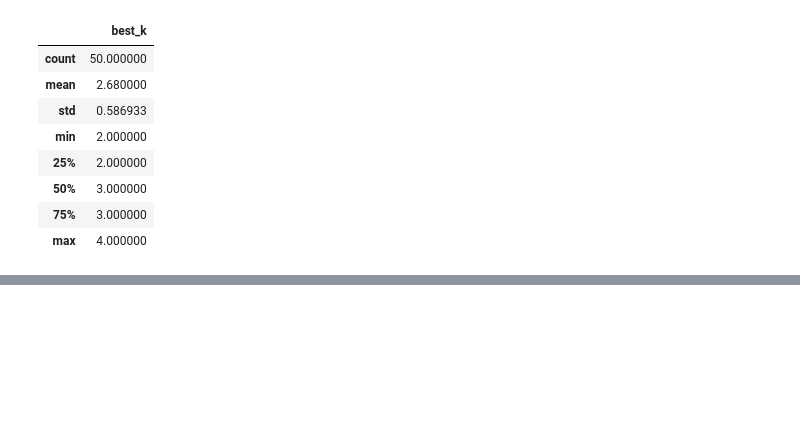
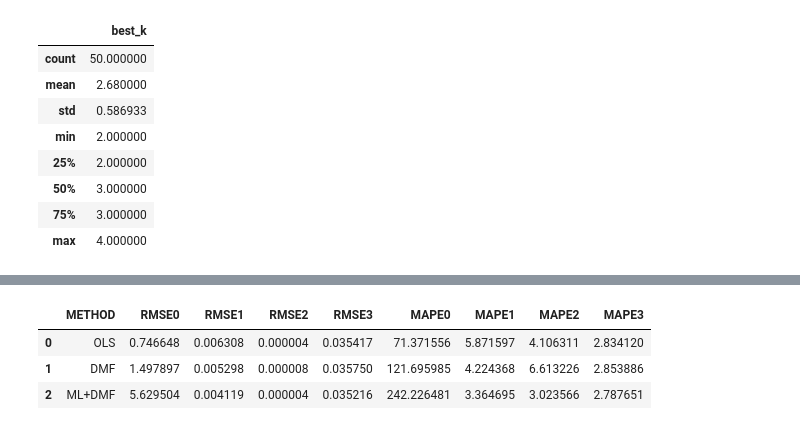
Before and after one commit to Markusiko/Diploma, a Jupyter notebook: ML_vs_DMF/Boosting_probas.ipynb, the cells around one changed output, grey strips where cells are left out. Saved outputs shown, nothing was run; the diff lists cells and outputs as text; code cells hidden in the pictures; blank space fills up the shorter version.

```diff
--- a/ML_vs_DMF/Boosting_probas.ipynb
+++ b/ML_vs_DMF/Boosting_probas.ipynb
@@ -501,0 +667,7 @@ pd.DataFrame(best_ks, columns=['best_k']).describe()
+# %%
+np.random.seed(3)
+
+n_simulations = 1000
+n_size = 10000
+
+ols_coefs, dmf_coefs, ml_coefs, lr_metrics, boost_metrics = simulate3(n_simulations, n_size)
@@ -501,0 +787,20 @@ pd.DataFrame(best_ks, columns=['best_k']).describe()
+# %%
+np.random.seed(3)
+
+n_simulations = 50
+n_size = 1000
+
+ols_coefs, dmf_coefs, ml_coefs, best_ks = simulate4(n_simulations, n_size)
+# %%
+cols_names1 = ['METHOD', 'RMSE0', 'RMSE1', 'RMSE2', 'RMSE3', 'MAPE0', 'MAPE1', 'MAPE2', 'MAPE3']
+
+results = [calc_coef_metrics(ols_coefs, beta_spend, model_name='OLS'),
+           calc_coef_metrics(dmf_coefs, beta_spend, model_name='DMF'),
+           calc_coef_metrics(ml_coefs, beta_spend, model_name='ML+DMF')]
+
+pd.DataFrame(results, columns=cols_names1)
+# %% [output]
+|  | METHOD | RMSE0 | RMSE1 | RMSE2 | RMSE3 | MAPE0 | MAPE1 | MAPE2 | MAPE3 |
+| 0 | OLS | 0.746648 | 0.006308 | 0.000004 | 0.035417 | 71.371556 | 5.871597 | 4.106311 | 2.834120 |
+| 1 | DMF | 1.497897 | 0.005298 | 0.000008 | 0.035750 | 121.695985 | 4.224368 | 6.613226 | 2.853886 |
+| 2 | ML+DMF | 5.629504 | 0.004119 | 0.000004 | 0.035216 | 242.226481 | 3.364695 | 3.023566 | 2.787651 |
```
Also changed, not shown: parts of 25 cells of this notebook, 4 other files.
